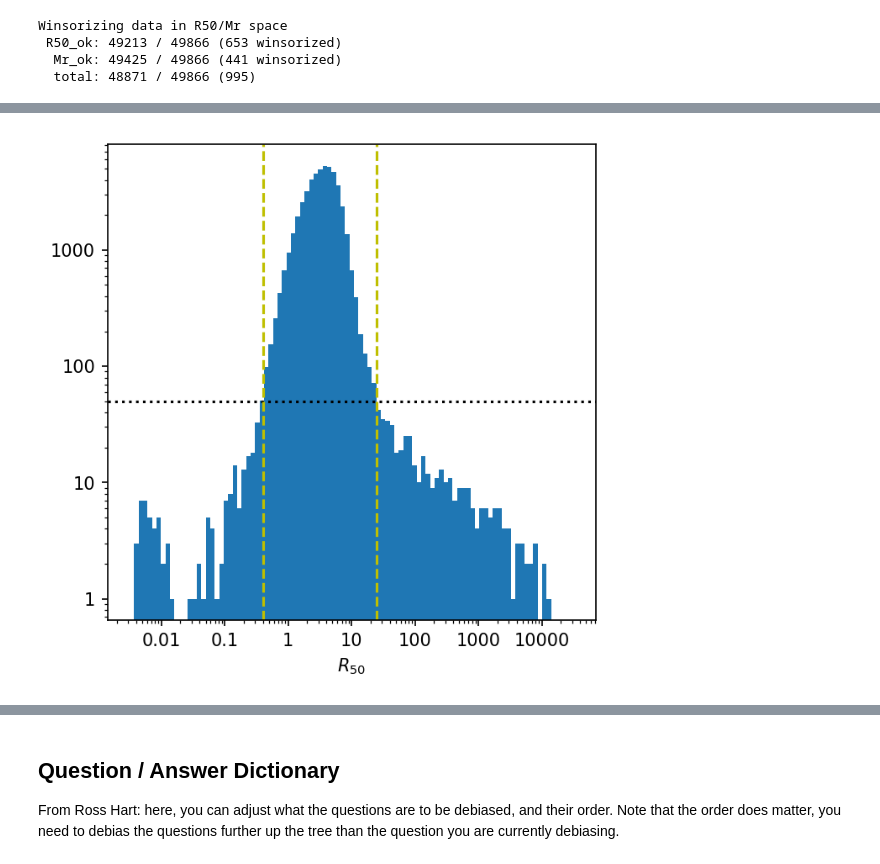
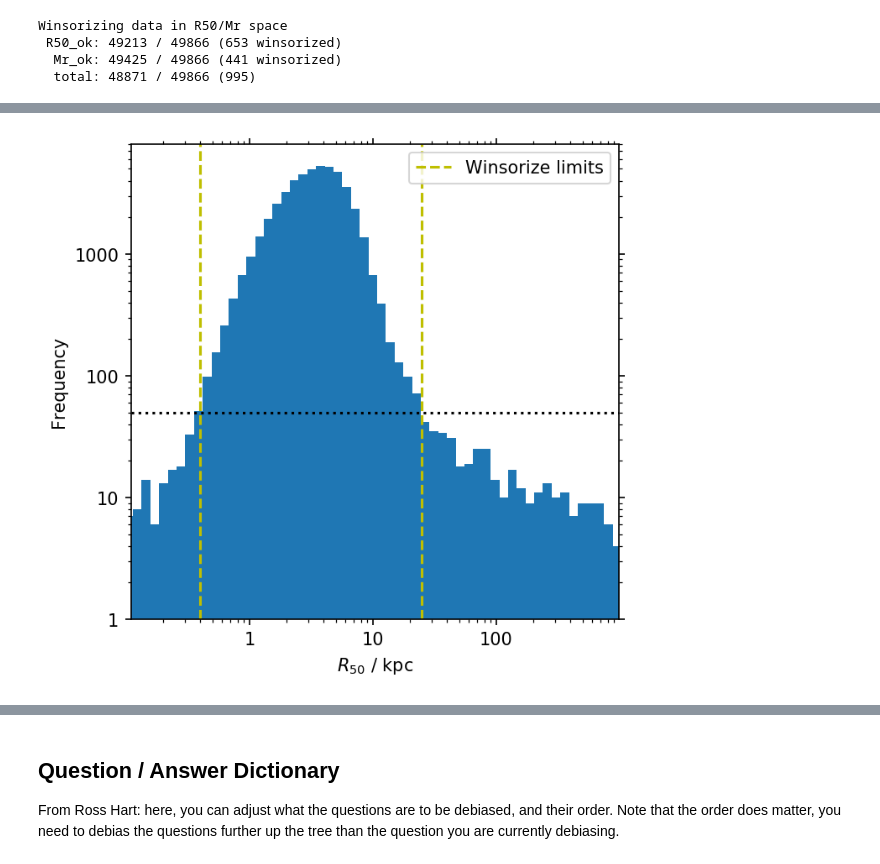
Before and after one commit to leeskelvin/gamakidsgz, a Jupyter notebook: outputs/debiasing/debiasing.ipynb, the cells around one changed output, grey strips where cells are left out. Saved outputs shown, nothing was run; the diff lists cells and outputs as text; code cells hidden in the pictures.

```diff
--- a/outputs/debiasing/debiasing.ipynb
+++ b/outputs/debiasing/debiasing.ipynb
@@ -49,9 +49,13 @@ Notebook start time:
 Here we define parameters which will be used throughout the remainder of this notebook.
 # %%
 # primary output files (original: gz_gama_2018-02-25_debiased.fits)
-gkgzdebiased = '../gkgz-debiased.fits'
-gkgzdistp05 = 'gkgz-distp05.png'
-gkgzdistall = 'gkgz-distall.png'
+cat_deb = '../gkgz-debiased.fits'
+plot_sizehist = 'sizehist.png'
+plot_absmaghist = 'absmaghist.png'
+plot_absmagsize = 'absmagsize.png'
+plot_absmagredshift = 'absmagredshift.png'
+plot_votefrac = 'votefrac.png'
+plot_votedist = 'votedist.png'
 
 # setup output directory (if SAVE is True)
 outdir = 'output_files/'
@@ -65,6 +69,7 @@ log_fv_range = (-1.5,0.01)
 total_suffix = '_clean_total'
 input_frac_suffix = '_clean_frac'
 output_frac_suffix = '_deb_frac'
+output_priorsample_suffix = '_deb_psamp'
 
 # data column names
 Mr_column = 'absmag_r'
@@ -89,6 +94,10 @@ R50lo = 0.4
 R50hi = 25
 Mrlo = -23
 Mrhi = -15
+
+# prior p cut values
+p_cut = 0.5
+N_cut = 5
 # %% [markdown]
 ## Read in Data, Initial Setup
 
@@ -195,17 +234,25 @@ Winsorizing data in R50/Mr space
 # %%
-# R50 analysis plot
+# R50 analysis histogram plot
 fig = plt.figure(figsize=(5,5), dpi=150)
 ax = plt.subplot(111)
-ax.hist(R50, bins=np.logspace(-2.5, 4.5, 100))
+ax.minorticks_on()
+ax.tick_params(axis='x', which='both', bottom=True, top=True)
+ax.tick_params(axis='y', which='both', left=True, right=True)
+ax.hist(R50, bins=np.logspace(-2.5, 4.5, 100), log=True, label='')
 ax.loglog()
 fmt = matplotlib.ticker.FuncFormatter(lambda y, _: '{:g}'.format(y))
 ax.xaxis.set_major_formatter(fmt)
 ax.yaxis.set_major_formatter(fmt)
 plt.axhline(50, c='k', ls='dotted')
 plt.axvline(R50lo, c='y', ls='--')
-plt.axvline(R50hi, c='y', ls='--')
-ax.set_xlabel('$R_{50}$')
+plt.axvline(R50hi, c='y', ls='--', label='Winsorize limits')
+ax.set_xlabel('$R_{50}$ / kpc')
+ax.set_ylabel('Frequency')
+ax.set_xlim((0.11,990))
+ax.set_ylim((1,8000))
+plt.legend(loc='upper right')
+plt.savefig(plot_sizehist)
 plt.show()
 plt.close()
 # %% [output]
-[figure, old version]
+[figure, new version]
```
Also changed, not shown: parts of 27 cells of this notebook, 7 other files.
